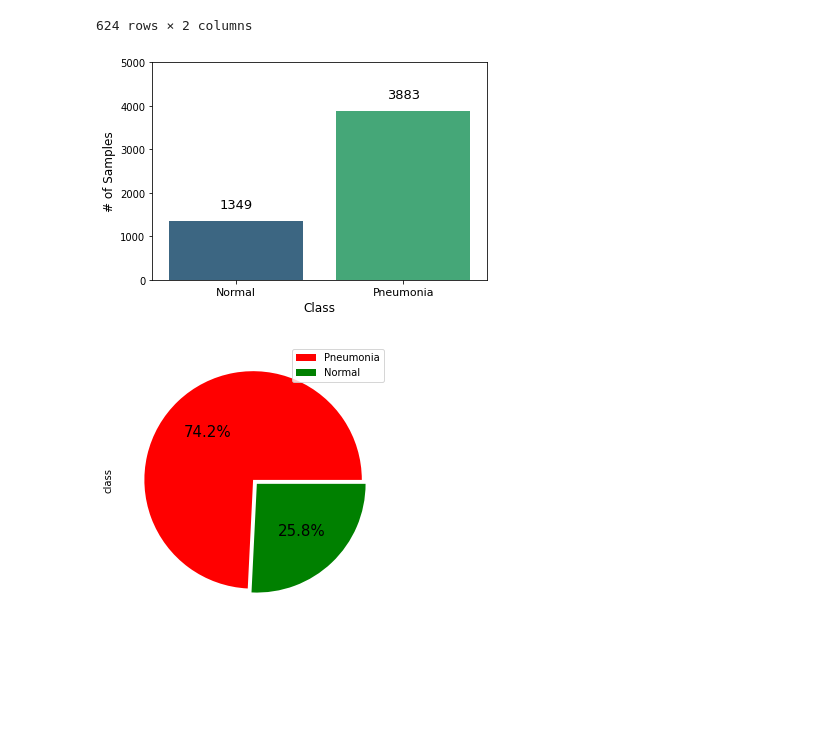
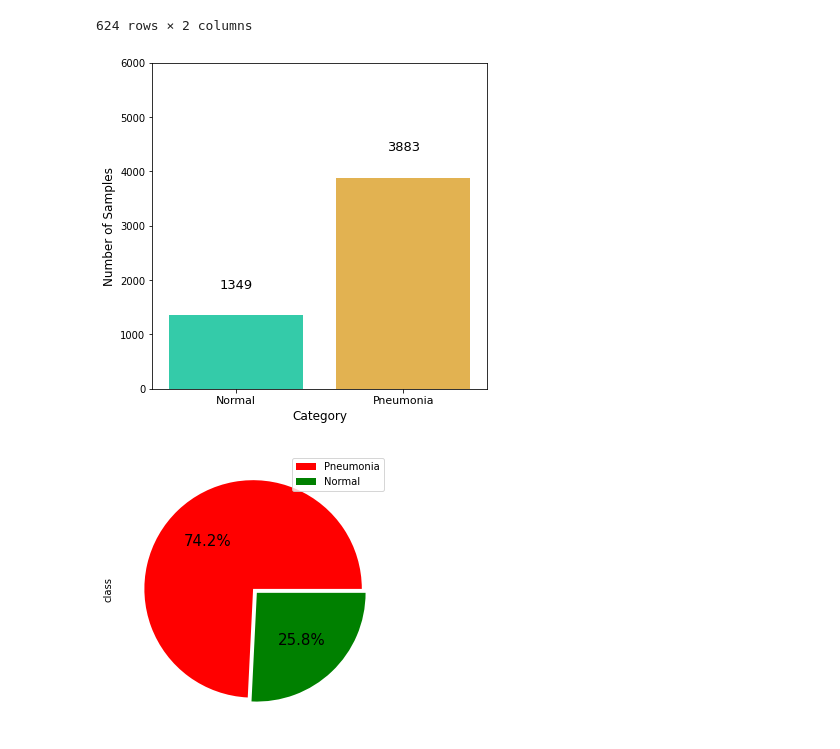
Before and after one commit to parnautovic/pneumonia-detection, a Jupyter notebook: Pneumonia Detection.ipynb, the cells around one changed output. Saved outputs shown, nothing was run; the diff lists cells and outputs as text; code cells hidden in the pictures; blank space fills up the shorter version.

Commit message:
changing charts and describing data manipulation

```diff
--- a/Pneumonia Detection.ipynb
+++ b/Pneumonia Detection.ipynb
@@ -99,21 +99,21 @@ df_test
 | 623 | Pneumonia | ./input\test/PNEUMONIA\VIRUS-9968... |
 624 rows × 2 columns
 # %%
-plt.figure(figsize=(6,4))
+plt.figure(figsize=(6,6))
 
-ax = sns.countplot(x='class', data=df_train, palette="viridis")
+ax = sns.countplot(x='class', data=df_train, palette="turbo")
 
-plt.xlabel("Class", fontsize= 12)
-plt.ylabel("# of Samples", fontsize= 12)
-plt.ylim(0,5000)
+plt.xlabel("Category", fontsize= 12)
+plt.ylabel("Number of Samples", fontsize= 12)
+plt.ylim(0,6000)
 plt.xticks([0,1], ['Normal', 'Pneumonia'], fontsize = 11)
 
 for p in ax.patches:
-    ax.annotate((p.get_height()), (p.get_x()+0.30, p.get_height()+300), fontsize = 13)
+    ax.annotate((p.get_height()), (p.get_x()+0.30, p.get_height()+500), fontsize = 13)
 
 plt.show()
 # %% [output]
-[figure, old version]
+[figure, new version]
 # %%
 plt.figure(figsize=(7,5))
 
```
Also changed, not shown: parts of 1 cell of this notebook, 1 other file.
